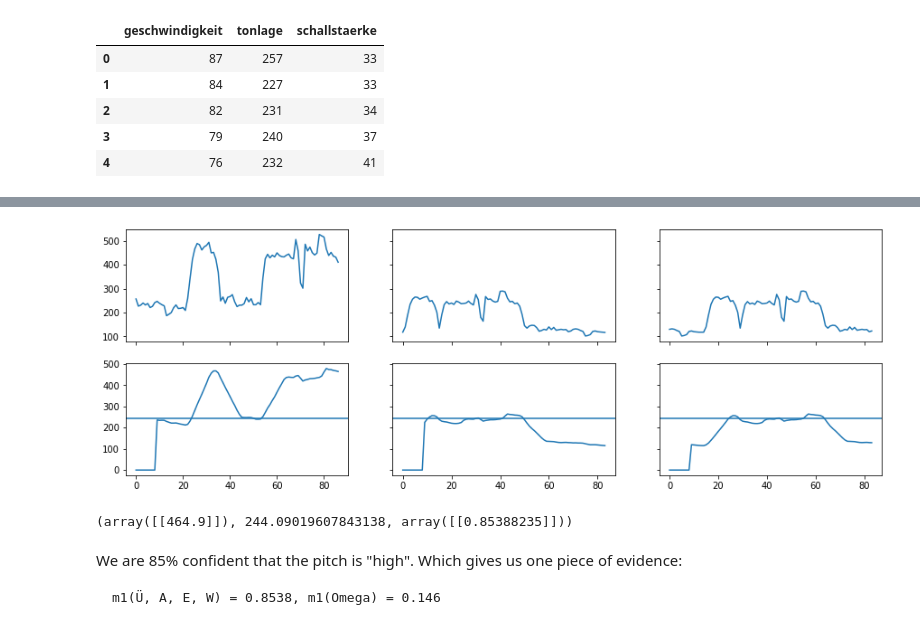
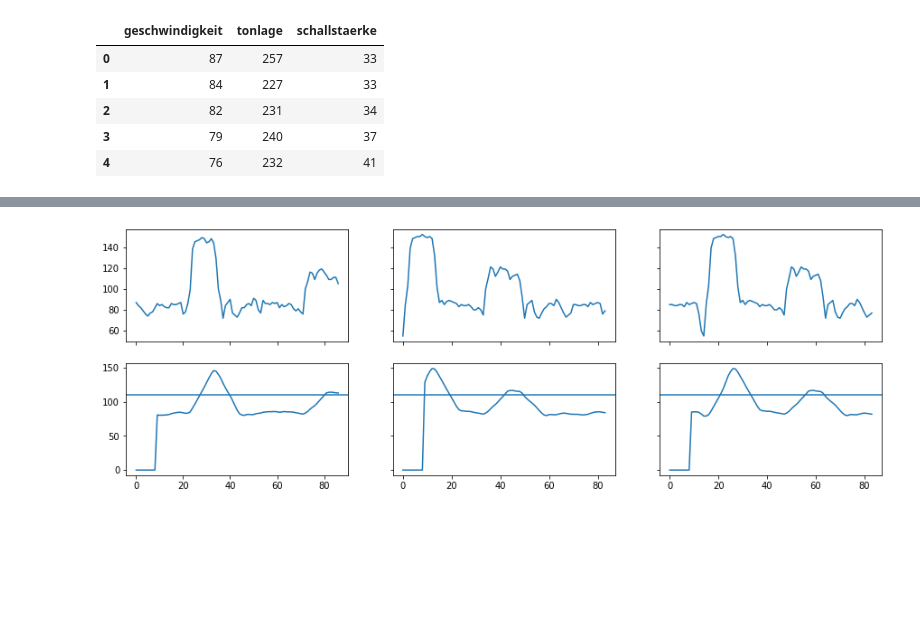
Before and after one commit to mariushegele/dempster-shafer, a Jupyter notebook: data_preparation/normalization.ipynb, the cells around one changed output, grey strips where cells are left out. Drawn from its saved outputs; the diff is of its cells as text; code cells hidden in the pictures; blank space fills up the shorter version.

Commit message:
Re-do normalization as a combination of discretization and window-local distribution

```diff
--- a/data_preparation/normalization.ipynb
+++ b/data_preparation/normalization.ipynb
@@ -29,18 +138,18 @@ Example: with how much confidence was the pitch `high` in the last 10 seconds of
 # %%
 dfs = (df1, df2, df3)
-vals = tuple(map(lambda df: df['tonlage'], dfs))
-windows = tuple(map(lambda df: df.rolling(window=10)['tonlage'],
+vals = tuple(map(lambda df: df['geschwindigkeit'], dfs))
+windows = tuple(map(lambda df: df.rolling(window=10)['geschwindigkeit'],
                    dfs))
 
 fig, axes = plt.subplots(nrows=2, ncols=3, figsize=(15,5),
                          sharey='row', sharex='col')
 val_axes, window_axes = axes
 
 for val, ax in zip(vals, val_axes):
     val.plot(ax=ax)
 
 for window, ax in zip(windows, window_axes):
     window.mean().fillna(0).plot(ax=ax)
-    ax.axhline(df['tonlage'].mean())
+    ax.axhline(df['geschwindigkeit'].quantile(0.75))
 # %% [output]
-[figure, old version]
+[figure, new version]
@@ -51,9 +155,0 @@ pitch_scaler = MinMaxScaler().fit(df['tonlage'].to_numpy().reshape(-1, 1))
-# %%
-mean_pitch_last_ten = df1.rolling(window=10)['tonlage'].mean().to_numpy()[-1].reshape(-1, 1)
-mean_pitch_last_ten, df['tonlage'].mean(), pitch_scaler.transform(mean_pitch_last_ten)
-# %% [output]
-(array([[464.9]]), 244.09019607843138, array([[0.85388235]]))
-# %% [markdown]
-We are 85% confident that the pitch is "high". Which gives us one piece of evidence:
-
-    m1(Ü, A, E, W) = 0.8538, m1(Omega) = 0.146
```
Also changed, not shown: parts of 16 cells of this notebook, 2 other files.
